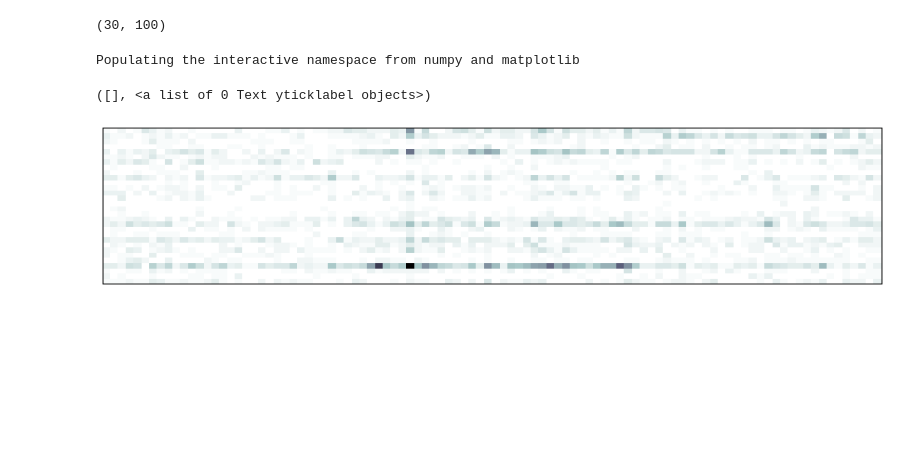
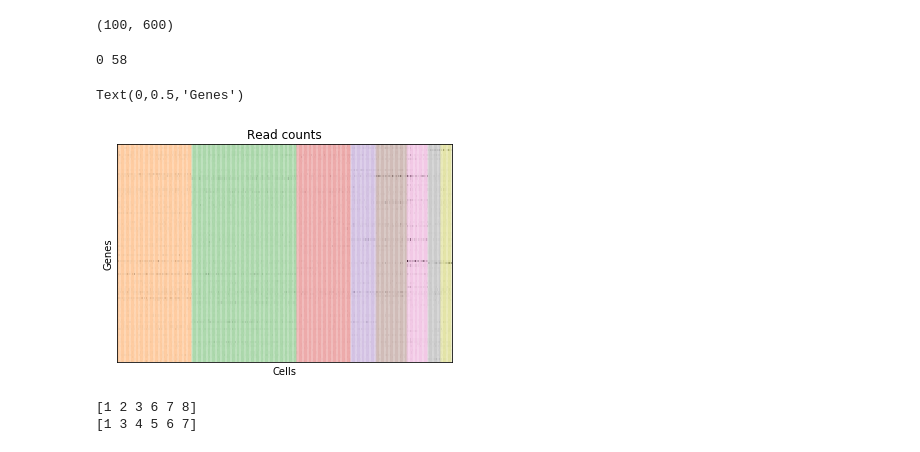
Before and after one commit to nicococo/scRNA, a Jupyter notebook: notebook/example.ipynb, the cells around one changed output. Saved outputs shown, nothing was run; the diff lists cells and outputs as text; code cells hidden in the pictures; blank space fills up the shorter version.

```diff
--- a/notebook/example.ipynb
+++ b/notebook/example.ipynb
@@ -7,27 +8,51 @@ from scRNA.simulation import generate_toy_data, split_source_target
 # %%
-n_genes = 30
-n_trg = 50
-n_src = 50
-cluster_spec = [1, [2, 3]]
+n_genes = 100
+n_trg = 300
+n_src = 300
+cluster_spec = [1, 2, 3, [4, 5], [6, [7, 8]]]
 # %%
 data, labels = generate_toy_data(num_genes=n_genes,
                                  num_cells=n_trg + n_src,
                                  cluster_spec=cluster_spec)
-print data.shape
+print(data.shape)
 # %% [output]
-(30, 100)
+(100, 600)
 # %%
-%pylab inline
-pylab.rcParams['figure.figsize'] = (15, 3)
-
+plt.figure(0)
+print(np.min(data), np.max(data))
 inds = np.argsort(labels)
-plt.pcolor(-2. * data[:, inds] / np.max(data) + 1., cmap='bone')
-plt.clim(-1.,+1.)
+plt.pcolor(data[:, inds] / np.max(data), cmap='Greys')
+plt.clim(0.,+1.)
 plt.xticks([])
 plt.yticks([])
-# plt.xlabel('Cells')
-# plt.ylabel('Read counts')
+for i in range(len(labels)):
+    plt.vlines(i, 0, n_genes, colors='C{0}'.format(labels[inds[i]]), alpha=0.15)
+plt.title('Read counts')
+plt.xlabel('Cells')
+plt.ylabel('Genes')
 # %% [output]
-Populating the interactive namespace from numpy and matplotlib
+0 58
-([], <a list of 0 Text yticklabel objects>)
+Text(0,0.5,'Genes')
-[figure, old version]
+[figure, new version]
+# %%
+data_source, data_target, true_labels_source, true_labels_target = \
+    split_source_target(
+        data,
+        labels,
+        target_ncells = 100,
+        source_ncells = 400,
+        source_clusters = None,
+        noise_target = True,
+        noise_sd = 0.5,
+        mode = 7,
+        common = 3,
+        cluster_spec = cluster_spec
+    )
+
+trg_labels = np.unique(true_labels_target)
+src_labels = np.unique(true_labels_source)
+print(np.unique(true_labels_source))
+print(np.unique(true_labels_target))
+# %% [output]
+[1 2 3 6 7 8]
+[1 3 4 5 6 7]
```
Also changed, not shown: parts of 2 cells of this notebook, 1 other file.
